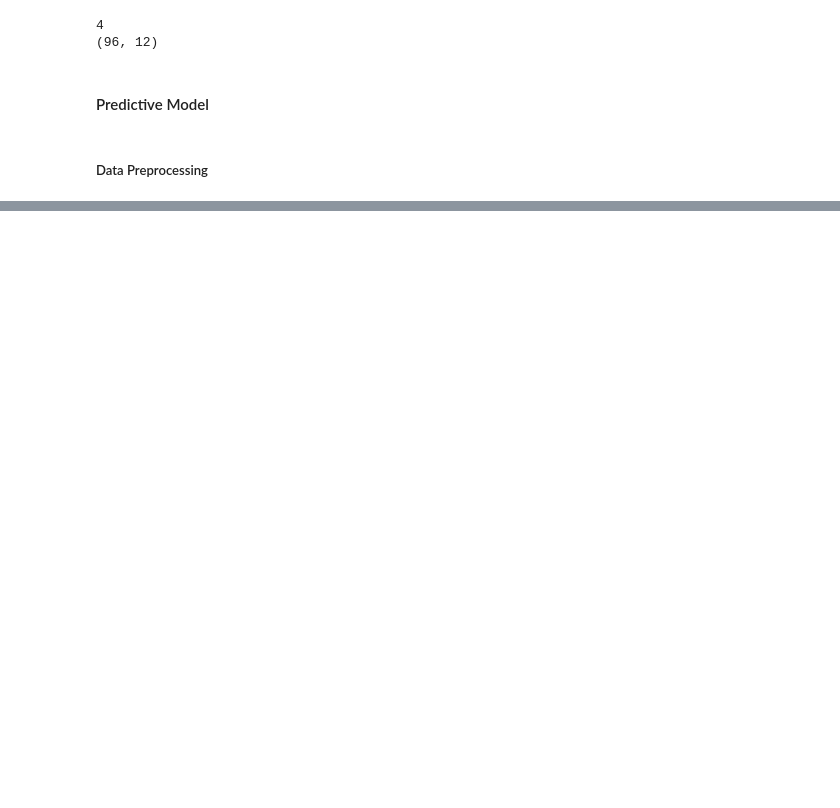
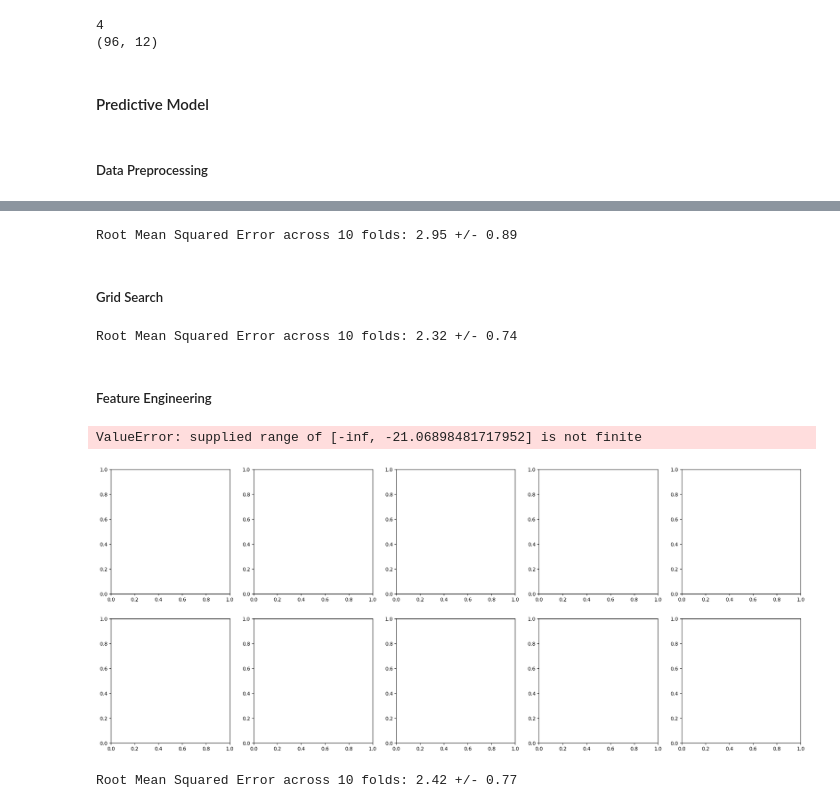
Before and after one commit to yangwestyyy21/sleepdeprivation_COGS138, a Jupyter notebook: sleepdeprivation_COGS138/read_eeg_data.ipynb, the cells around one changed output, grey strips where cells are left out. Cells and saved outputs as stored; diff of their text form; code cells hidden in the pictures; blank space fills up the shorter version.

```diff
--- a/sleepdeprivation_COGS138/read_eeg_data.ipynb
+++ b/sleepdeprivation_COGS138/read_eeg_data.ipynb
@@ -327,0 +314,9 @@ feature_df[]
+# %%
+# flatten array into individual feature columns
+for band in bands.keys():
+    band_powers = feature_df[band].apply(pd.Series)
+    band_powers.columns = [f'{band}_power_{i}' for i in range(band_powers.shape[1])]
+    feature_df = pd.concat([feature_df, band_powers], axis=1)
+    feature_df.drop(band, axis=1, inplace=True)
+
+feature_df.columns
@@ -327,0 +332,4 @@ feature_df[]
+# %%
+# encode categorical feature - gender
+feature_df['Gender'] = feature_df['Gender'].apply(lambda x: 1 if x == 'M' else 2)
+feature_df.fillna(0, inplace=True)
@@ -327,0 +425,13 @@ feature_df[]
+# %%
+# Random Forest
+rf = RandomForestRegressor(n_estimators=100)
+mse_scores = cross_val_score(rf, X, y, cv=10, scoring='neg_mean_squared_error')
+rmse_scores = np.sqrt(-mse_scores)
+mean_rmse = np.mean(rmse_scores)
+std_rmse = np.std(rmse_scores)
+
+print(f'Root Mean Squared Error across 10 folds: {mean_rmse:.2f} +/- {std_rmse:.2f}')
+# %% [output]
+Root Mean Squared Error across 10 folds: 2.95 +/- 0.89
+# %% [markdown]
+##### Grid Search
@@ -327,0 +455,37 @@ feature_df[]
+# %%
+rfe = RFE(estimator=RandomForestRegressor(), n_features_to_select=20)
+X_rfe = rfe.fit_transform(X, y)
+
+rf = RandomForestRegressor(n_estimators=100)
+mse_scores = cross_val_score(rf, X_rfe, y, cv=10, scoring='neg_mean_squared_error')
+rmse_scores = np.sqrt(-mse_scores)
+mean_rmse = np.mean(rmse_scores)
+std_rmse = np.std(rmse_scores)
+
+print(f'Root Mean Squared Error across 10 folds: {mean_rmse:.2f} +/- {std_rmse:.2f}')
+# %% [output]
+Root Mean Squared Error across 10 folds: 2.32 +/- 0.74
+# %% [markdown]
+##### Feature Engineering
+# %%
+example_cols = ['delta_power_1', 'delta_power_60', 'theta_power_1', 'theta_power_60',
+                 'alpha_power_1', 'alpha_power_60', 'beta_power_1', 'beta_power_2',
+                 'gamma_power_1', 'gamma_power_60']
+
+fig, axes = plt.subplots(nrows=2, ncols=5, figsize=(25, 10))
+axes = axes.flatten()
+
+for i, ax in enumerate(axes):
+    if i < len(example_cols):
+        np.log(feature_df[example_cols[i]]).hist(bins=30, ax=ax)
+        ax.set_title(f'{example_cols[i]}')
+        ax.set_xlabel(f'{example_cols[i]} Value')
+        ax.set_ylabel('Frequency')
+    else:
+        ax.axis('off')
+
+plt.tight_layout()
+plt.show()
+# %% [output]
+ValueError: supplied range of [-inf, -21.06898481717952] is not finite
+[figure, added]
@@ -327,0 +508,13 @@ feature_df[]
+# %%
+rfe = RFE(estimator=RandomForestRegressor(), n_features_to_select=20)
+X_rfe = rfe.fit_transform(X, y)
+
+rf = RandomForestRegressor(n_estimators=100)
+mse_scores = cross_val_score(rf, X_rfe, y, cv=10, scoring='neg_mean_squared_error')
+rmse_scores = np.sqrt(-mse_scores)
+mean_rmse = np.mean(rmse_scores)
+std_rmse = np.std(rmse_scores)
+
+print(f'Root Mean Squared Error across 10 folds: {mean_rmse:.2f} +/- {std_rmse:.2f}')
+# %% [output]
+Root Mean Squared Error across 10 folds: 2.42 +/- 0.77
```
Also changed, not shown: parts of 20 cells of this notebook, 8 other files.
